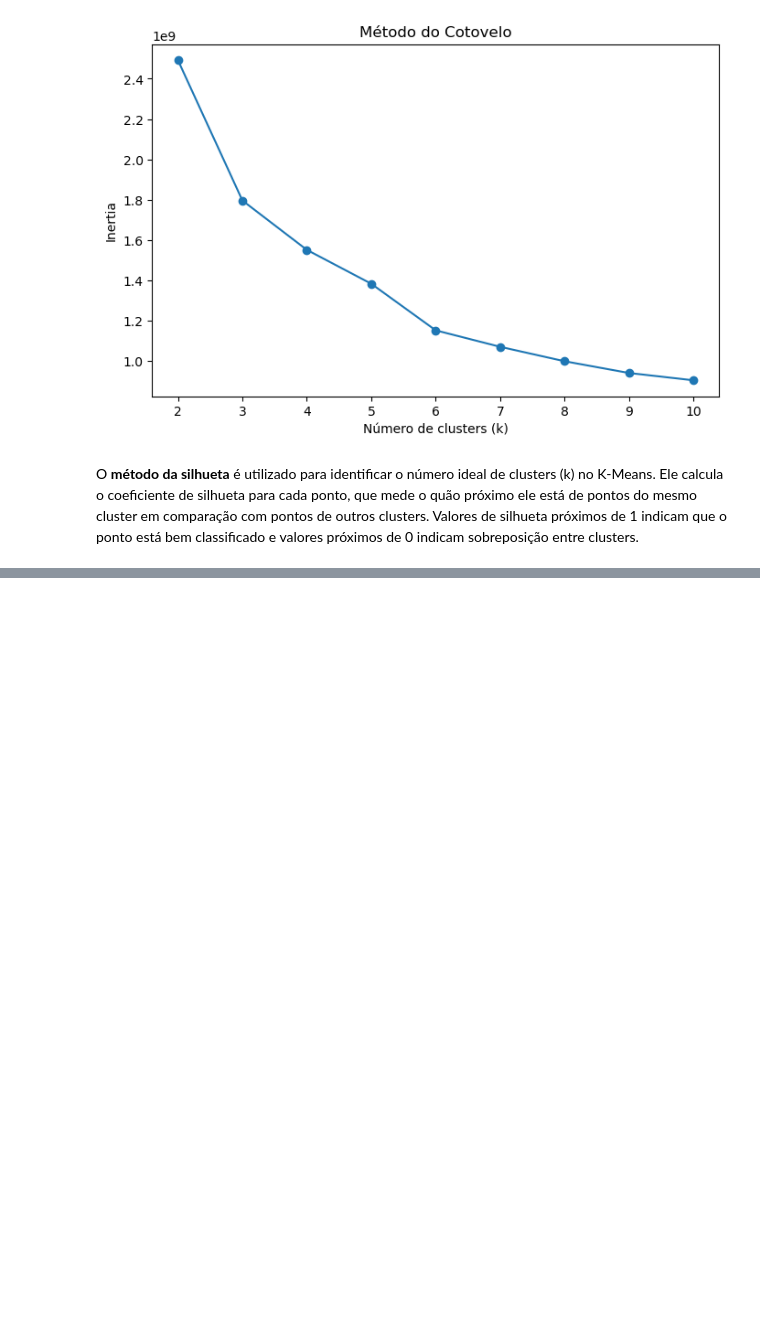
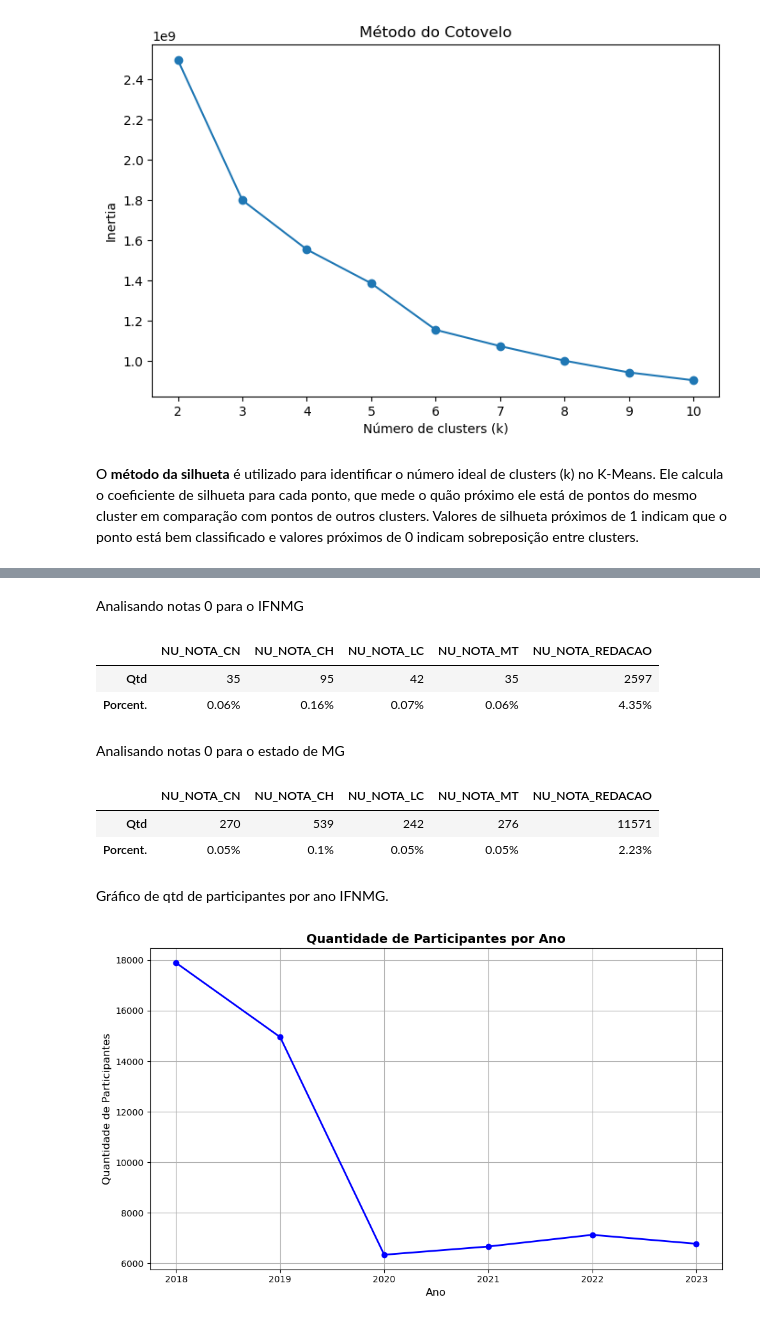
Before and after one commit to NandaLeal/TCC, a Jupyter notebook: TCC.ipynb, the cells around one changed output, grey strips where cells are left out. Cells and saved outputs as stored; diff of their text form; code cells hidden in the pictures; blank space fills up the shorter version.

```diff
--- a/TCC.ipynb
+++ b/TCC.ipynb
@@ -1115,0 +1218,63 @@ Melhor número de clusters pelo método da silhueta: 2
+# %% [markdown]
+Analisando notas 0 para o IFNMG
+# %%
+df = pd.read_csv("BASES/ENEM_ORDINAL.csv")
+
+colunas_notas = ["NU_NOTA_CN", "NU_NOTA_CH", "NU_NOTA_LC", "NU_NOTA_MT", "NU_NOTA_REDACAO"]
+
+# Total de alunos
+total = len(df)
+
+# Calcular quantidade de zeros e porcentagem
+qtd_zeros = (df[colunas_notas] == 0).sum()
+porcent_zeros = (qtd_zeros / total * 100).round(2).astype(str) + "%"
+
+# Criar DataFrame para exibir
+tabela_zeros = pd.DataFrame([qtd_zeros, porcent_zeros], index=["Qtd", "Porcent."])
+tabela_zeros
+# %% [output]
+|  | NU_NOTA_CN | NU_NOTA_CH | NU_NOTA_LC | NU_NOTA_MT | NU_NOTA_REDACAO |
+| Qtd | 35 | 95 | 42 | 35 | 2597 |
+| Porcent. | 0.06% | 0.16% | 0.07% | 0.06% | 4.35% |
+# %% [markdown]
+Analisando notas 0 para o estado de MG
+# %%
+df = pd.read_csv("BASES/MG.csv")
+
+colunas_notas = ["NU_NOTA_CN", "NU_NOTA_CH", "NU_NOTA_LC", "NU_NOTA_MT", "NU_NOTA_REDACAO"]
+
+# Total de alunos
+total = len(df)
+
+# Calcular quantidade de zeros e porcentagem
+qtd_zeros = (df[colunas_notas] == 0).sum()
+porcent_zeros = (qtd_zeros / total * 100).round(2).astype(str) + "%"
+
+# Criar DataFrame para exibir
+tabela_zeros = pd.DataFrame([qtd_zeros, porcent_zeros], index=["Qtd", "Porcent."])
+tabela_zeros
+# %% [output]
+|  | NU_NOTA_CN | NU_NOTA_CH | NU_NOTA_LC | NU_NOTA_MT | NU_NOTA_REDACAO |
+| Qtd | 270 | 539 | 242 | 276 | 11571 |
+| Porcent. | 0.05% | 0.1% | 0.05% | 0.05% | 2.23% |
+# %% [markdown]
+Gráfico de qtd de participantes por ano IFNMG.
+# %%
+df = pd.read_csv("BASES/ENEM_ORDINAL.csv")
+
+# Agrupar por ano e contar participantes
+qtd_por_ano = df.groupby("NU_ANO").size().reset_index(name="Quantidade de Participantes")
+
+qtd_por_ano
+
+plt.figure(figsize=(10,6))
+plt.plot(qtd_por_ano["NU_ANO"], qtd_por_ano["Quantidade de Participantes"],
+         marker='o', color='blue', linewidth=2)
+
+plt.title("Quantidade de Participantes por Ano", fontsize=14, fontweight='bold')
+plt.xlabel("Ano", fontsize=12)
+plt.ylabel("Quantidade de Participantes", fontsize=12)
+plt.grid(True)
+plt.tight_layout()
+# %% [output]
+[figure, added]
```
Also changed, not shown: parts of 21 cells of this notebook.
